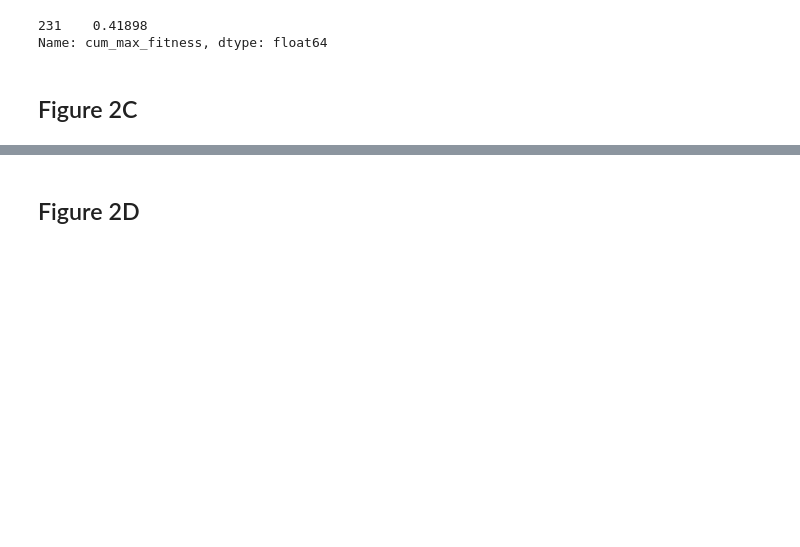
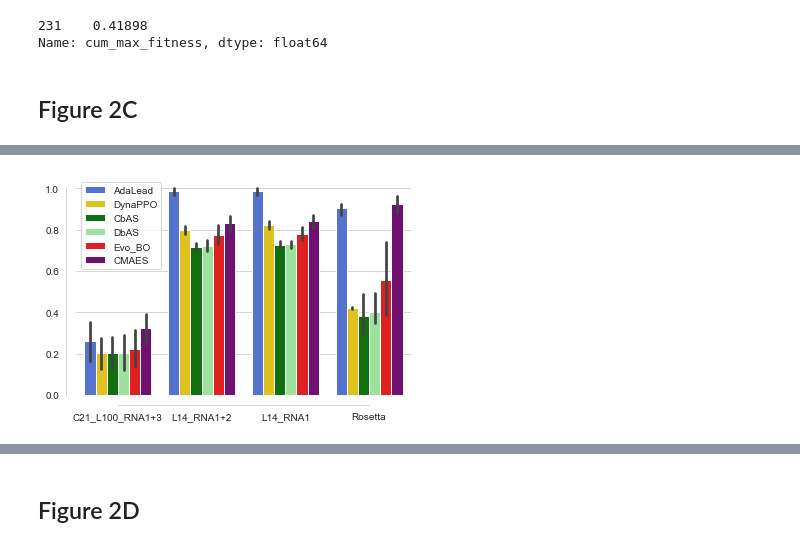
Before and after one commit to samsinai/FLEXS, a Jupyter notebook: examples/Paper_plots.ipynb, the cells around one changed output, grey strips where cells are left out. Saved outputs shown, nothing was run; the diff lists cells and outputs as text; code cells hidden in the pictures; blank space fills up the shorter version.

Commit message:
Added code for making original 2C (now 2D) using rosetta data.

```diff
--- a/examples/Paper_plots.ipynb
+++ b/examples/Paper_plots.ipynb
@@ -169,6 +193,14 @@ names_and_dirs = {
     'Evo_BO': '../../paper_data_9_30/table1/bo',
     'CMAES': '../../paper_data_9_30/table1/cmaes',
 }
+protein_names_and_dirs = {
+    'AdaLead': '../../rosetta_cnn/adalead**',
+    'DynaPPO': '../../rosetta_cnn/dynappo**',
+    'CbAS': '../../rosetta_cnn/cbas**',
+    'DbAS': '../../rosetta_cnn/dbas**',
+    'Evo_BO': '../../rosetta_cnn/bo**',
+    'CMAES': '../../rosetta_cnn/cmaes**'
+}
 
 plt.figure(dpi=300)
 sns.set_style('whitegrid')
@@ -176,7 +208,9 @@ sns.set_style('whitegrid')
 data = {
     'landscape': [],
     'algo': [],
-    'maxes': []
+    'maxes': [],
+    'medians': [],
+    'means': []
 }
 for i, landscape in enumerate(['C21_L100_RNA1+3', 'L14_RNA1+2', 'L14_RNA1']):
     for name, run_dir in names_and_dirs.items():
@@ -184,10 +218,17 @@ for i, landscape in enumerate(['C21_L100_RNA1+3', 'L14_RNA1+2', 'L14_RNA1']):
             data['landscape'].append(landscape)
             data['algo'].append(name)
             data['maxes'].append(m)
-
-sns.boxplot(x='landscape', y='maxes', hue='algo', palette=palette, data=data)
-sns.despine(offset=10, trim=True)
-
-plt.legend()
-plt.show()
+        for m in get_medians(f'{run_dir}/{landscape}*ss*'):
+            data['medians'].append(m)
+        for m in get_means(f'{run_dir}/{landscape}*ss*'):
+            data['means'].append(m)
+for name, run_name in protein_names_and_dirs.items():
+    for fname in glob.glob(run_name):
+        with open(fname) as f:
+            # Skip metadata in header
+            df = pd.read_csv(f, skiprows=1)
+            data['landscape'].append('Rosetta')
+            data['algo'].append(name)
+            data['maxes'].append(df['true_score'].max())
+            data['medians'].append(df['true_score'].median())
 # %% [output]
@@ -194,0 +261,8 @@ plt.show()
+# %%
+sns.barplot(x='landscape', y='maxes', hue='algo', palette=palette, data=data)
+sns.despine(offset=10, trim=True)
+
+plt.legend()
+plt.show()
+# %% [output]
+[figure, added]
```
Also changed, not shown: parts of 5 cells of this notebook.
